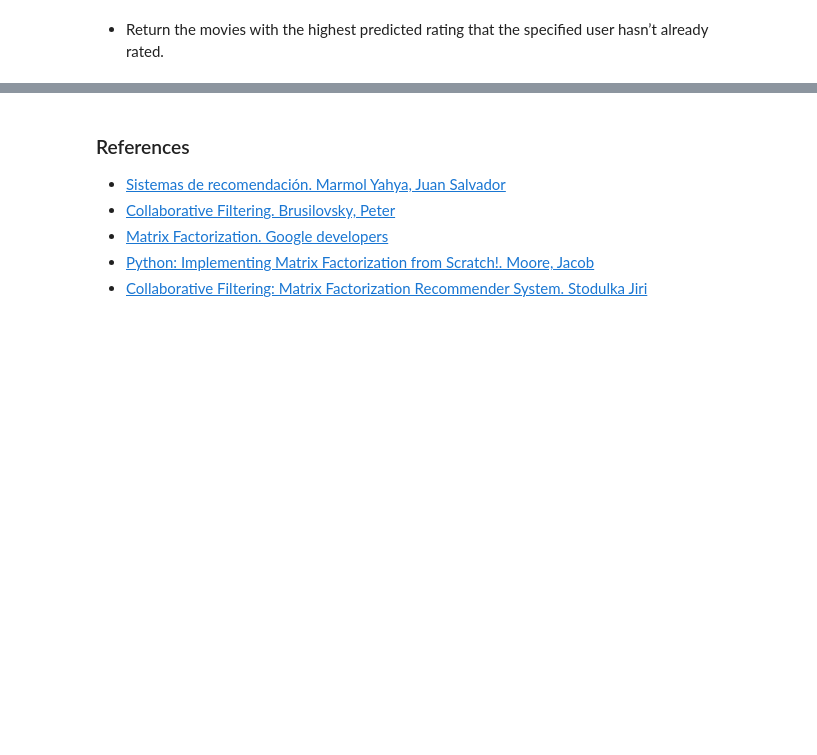
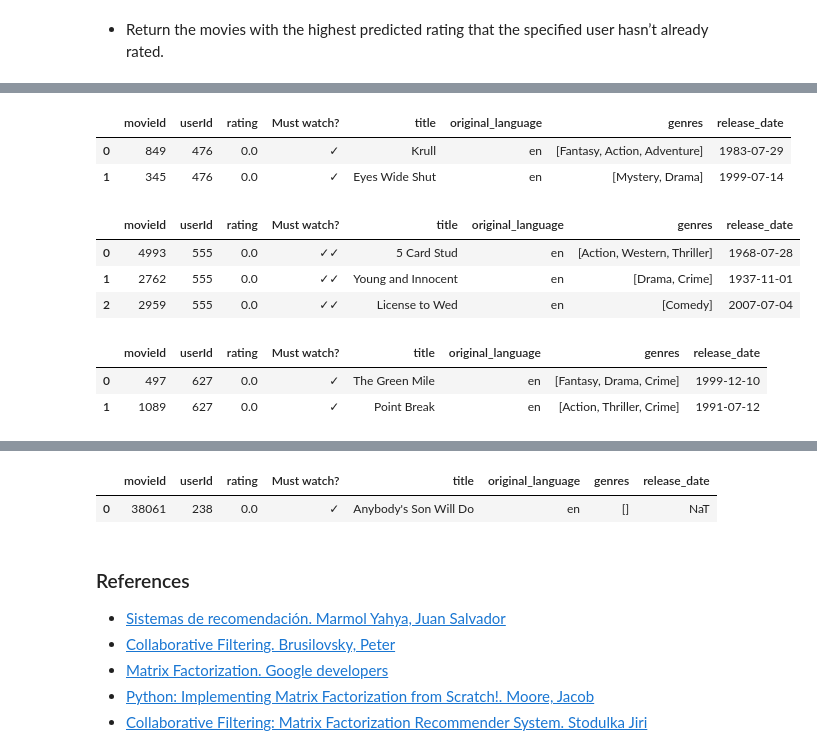
Before and after one commit to carlosgeovany/MachineLearning, a Jupyter notebook: RecommenderSystem.ipynb, the cells around one changed output, grey strips where cells are left out. Drawn from its saved outputs; the diff is of its cells as text; code cells hidden in the pictures; blank space fills up the shorter version.

```diff
--- a/RecommenderSystem.ipynb
+++ b/RecommenderSystem.ipynb
@@ -570,0 +566,16 @@ recomm.top_recommends(user, movies_data)
+# %%
+## Recommended movies by top rating
+users = np.random.randint(1,670,size=5)
+for user in users:
+    display(recomm.top_recommends(user))
+# %% [output]
+|  | movieId | userId | rating | Must watch? | title | original_language | genres | release_date |
+| 0 | 849 | 476 | 0.0 | ✓ | Krull | en | [Fantasy, Action, Adventure] | 1983-07-29 |
+| 1 | 345 | 476 | 0.0 | ✓ | Eyes Wide Shut | en | [Mystery, Drama] | 1999-07-14 |
+|  | movieId | userId | rating | Must watch? | title | original_language | genres | release_date |
+| 0 | 4993 | 555 | 0.0 | ✓✓ | 5 Card Stud | en | [Action, Western, Thriller] | 1968-07-28 |
+| 1 | 2762 | 555 | 0.0 | ✓✓ | Young and Innocent | en | [Drama, Crime] | 1937-11-01 |
+| 2 | 2959 | 555 | 0.0 | ✓✓ | License to Wed | en | [Comedy] | 2007-07-04 |
+|  | movieId | userId | rating | Must watch? | title | original_language | genres | release_date |
+| 0 | 497 | 627 | 0.0 | ✓ | The Green Mile | en | [Fantasy, Drama, Crime] | 1999-12-10 |
+| 1 | 1089 | 627 | 0.0 | ✓ | Point Break | en | [Action, Thriller, Crime] | 1991-07-12 |
@@ -571,3 +586,5 @@ recomm.top_recommends(user, movies_data)
+|  | movieId | userId | rating | Must watch? | title | original_language | genres | release_date |
+| 0 | 38061 | 238 | 0.0 | ✓ | Anybody's Son Will Do | en | [] | NaT |
 # %% [markdown]
 ### References
 
```
Also changed, not shown: parts of 14 cells of this notebook, 1 other file.
